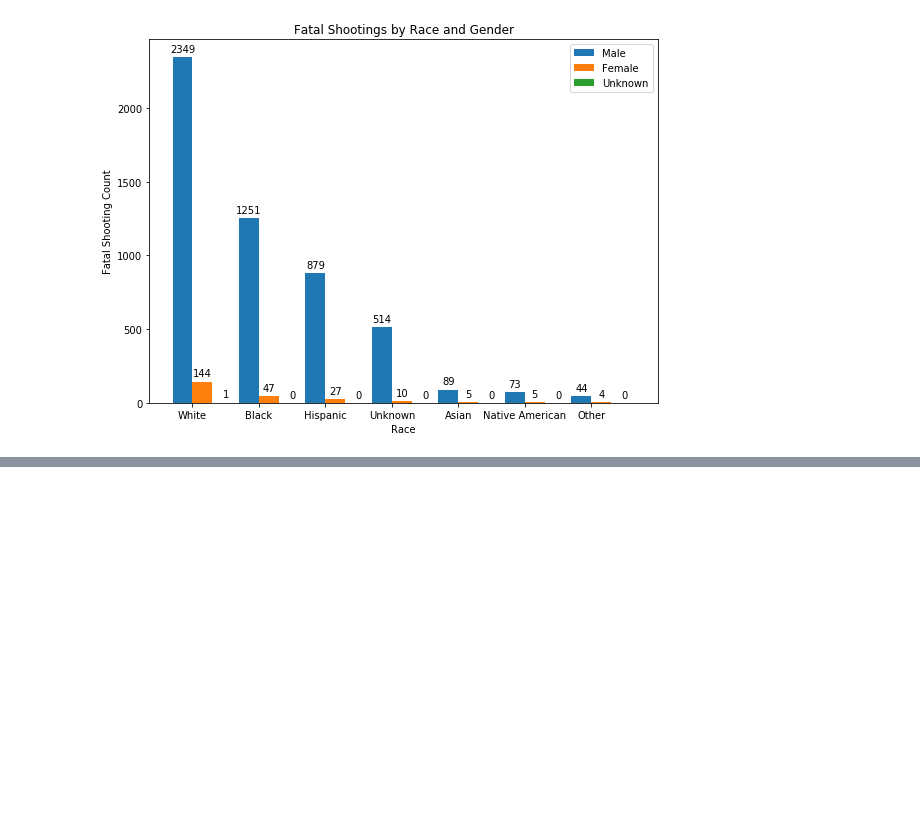
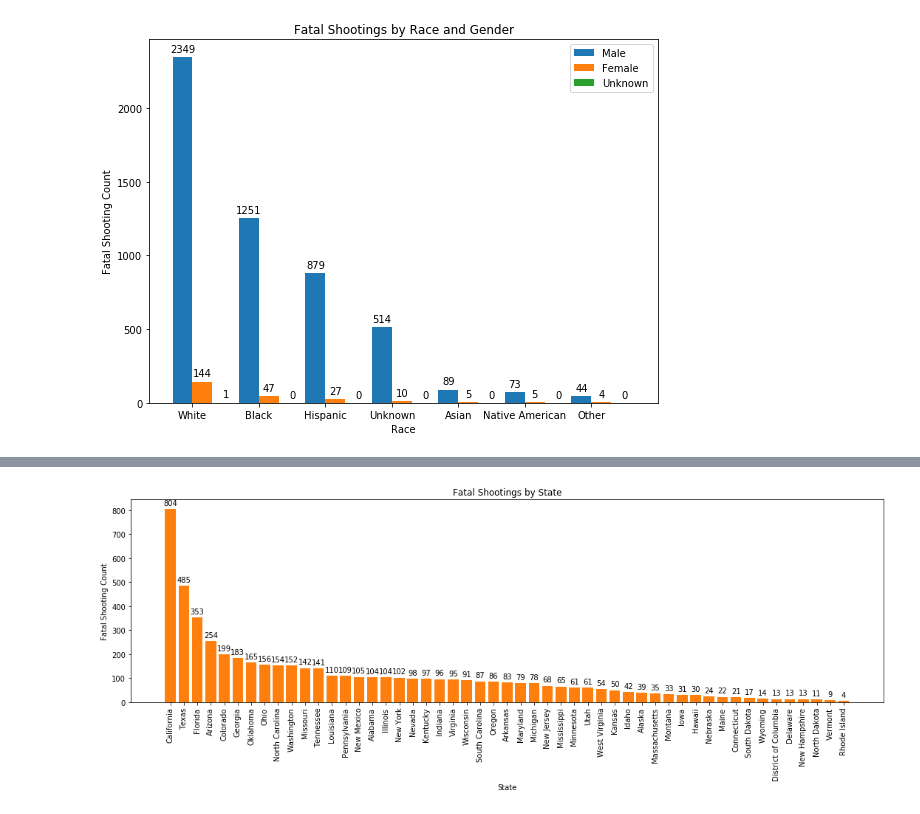
Before and after one commit to szerpa17/fatal-police-shootings, a Jupyter notebook: Analysis.ipynb, the cells around one changed output, grey strips where cells are left out. Saved outputs shown, nothing was run; the diff lists cells and outputs as text; code cells hidden in the pictures; blank space fills up the shorter version.

Commit message:
state bar chart added

```diff
--- a/Analysis.ipynb
+++ b/Analysis.ipynb
@@ -205,3 +205,12 @@ plt.tight_layout()
 plt.show()
 # %% [output]
 [figure]
+# %%
+total_states = shootings_df["state"].value_counts(dropna=False)
+state_percent = (total_states / total_deaths)
+
+#input to dataframe
+state_shootings = pd.DataFrame({"Total Fatal Shooting Deaths": total_states, "Percentage of Deaths": state_percent})
+
+# Clean/format
+state_shootings.style.format(format_dict)
@@ -207,0 +235,24 @@ plt.show()
+# %%
+#
+fig, ax = plt.subplots()
+x_axis = np.arange(len(state_shootings))
+states = state_shootings.index.array
+width=0.3
+
+state_bar = ax.bar(x_axis, state_shootings["Total Fatal Shooting Deaths"], width,)
+plt.bar(x_axis, state_shootings["Total Fatal Shooting Deaths"])
+
+plt.title("Fatal Shootings by State")
+plt.xlabel("State")
+plt.ylabel("Fatal Shooting Count")
+
+ax.set_xticklabels(states, rotation="vertical")
+ax.set_xticks(x_axis)
+
+autolabel(state_bar)
+
+plt.gcf().set_size_inches(15,6)
+plt.tight_layout()
+plt.show()
+# %% [output]
+[figure, added]
```
Also changed, not shown: parts of 2 cells of this notebook.
